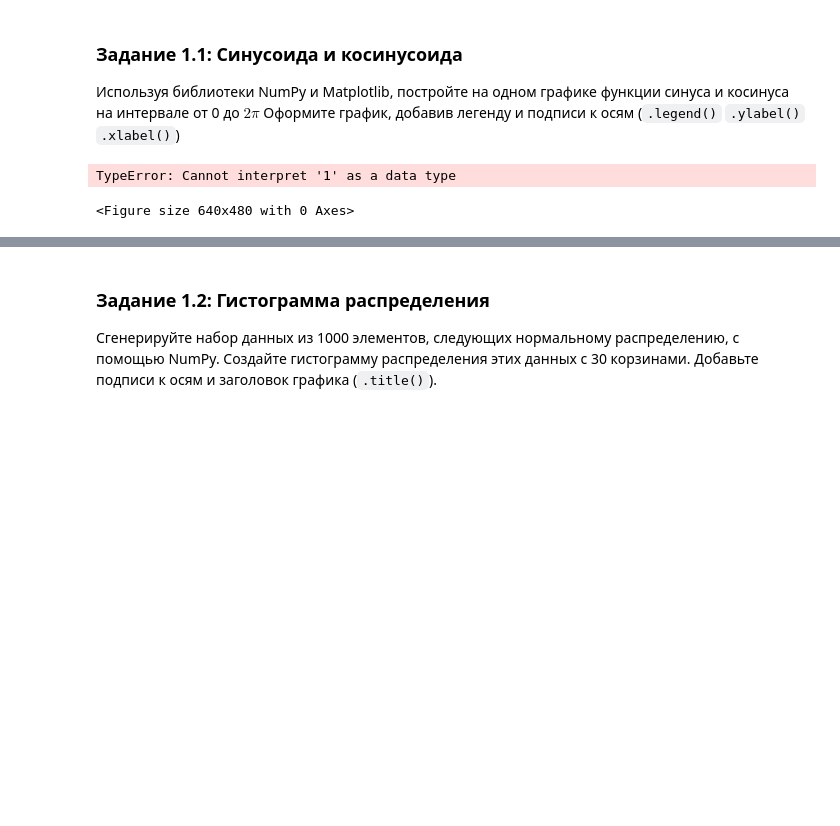
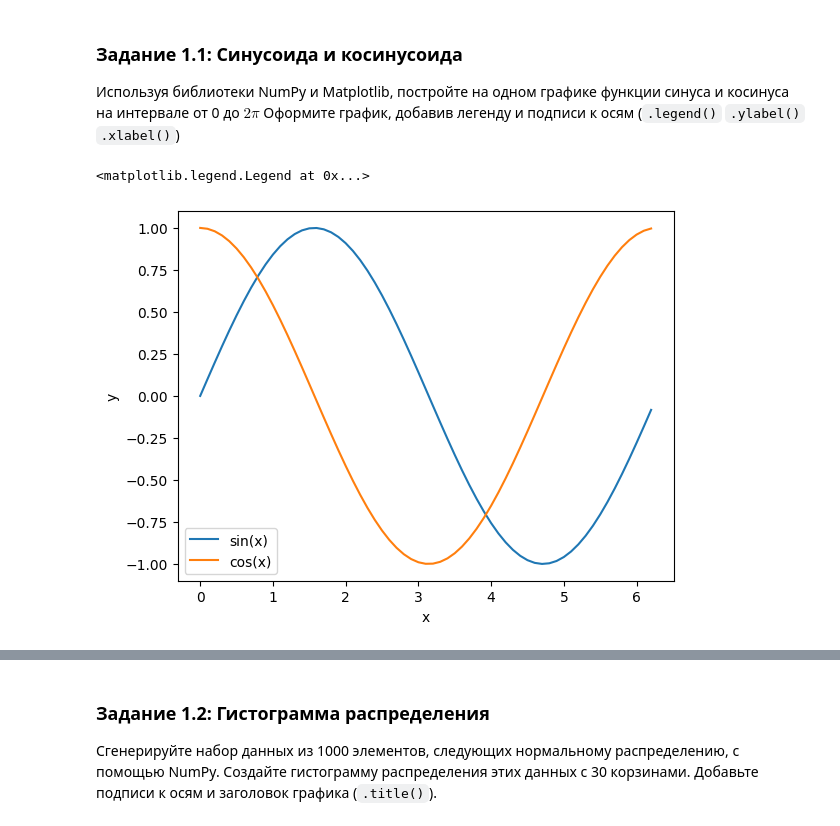
Before and after one commit to Owl-Man/Computer-math, a Jupyter notebook: Практическая_работа_№3_Matplotlib_Plotly.ipynb, the cells around one changed output, grey strips where cells are left out. Saved outputs shown, nothing was run; the diff lists cells and outputs as text; code cells hidden in the pictures; blank space fills up the shorter version.

```diff
--- a/Практическая_работа_№3_Matplotlib_Plotly.ipynb
+++ b/Практическая_работа_№3_Matplotlib_Plotly.ipynb
@@ -17,21 +17,23 @@
 ### Задание 1.1: Синусоида и косинусоида
 Используя библиотеки NumPy и Matplotlib, постройте на одном графике функции синуса и косинуса на интервале от 0 до $2\pi$ Оформите график, добавив легенду и подписи к осям (`.legend()` `.ylabel()` `.xlabel()`)
 # %%
+import numpy as np
 import matplotlib.pyplot as plt
-import numpy as np
 
-fig1 = plt.figure()
+x = np.arange(0, 2*np.pi, 0.1)
 
-x = np.arange(0,2 * np.pi, 0.1)   # start,stop,step
-y = np.sin(x)
-z = np.cos(x)
+sin_y = np.sin(x)
+cos_y = np.cos(x)
 
-plt.plot(x,y, x, z)
+plt.plot(x, sin_y, label='sin(x)')
+plt.plot(x, cos_y, label='cos(x)')
 
-plt.show()
+plt.xlabel('x')
+plt.ylabel('y')
+plt.legend()
 # %% [output]
-TypeError: Cannot interpret '1' as a data type
+<matplotlib.legend.Legend at 0x...>
-<Figure size 640x480 with 0 Axes>
+[figure, added]
 # %% [markdown]
 ![image.png](embedded-picture-1)
 # %% [markdown]
```
Also changed, not shown: parts of 32 cells of this notebook, 2 other files.
